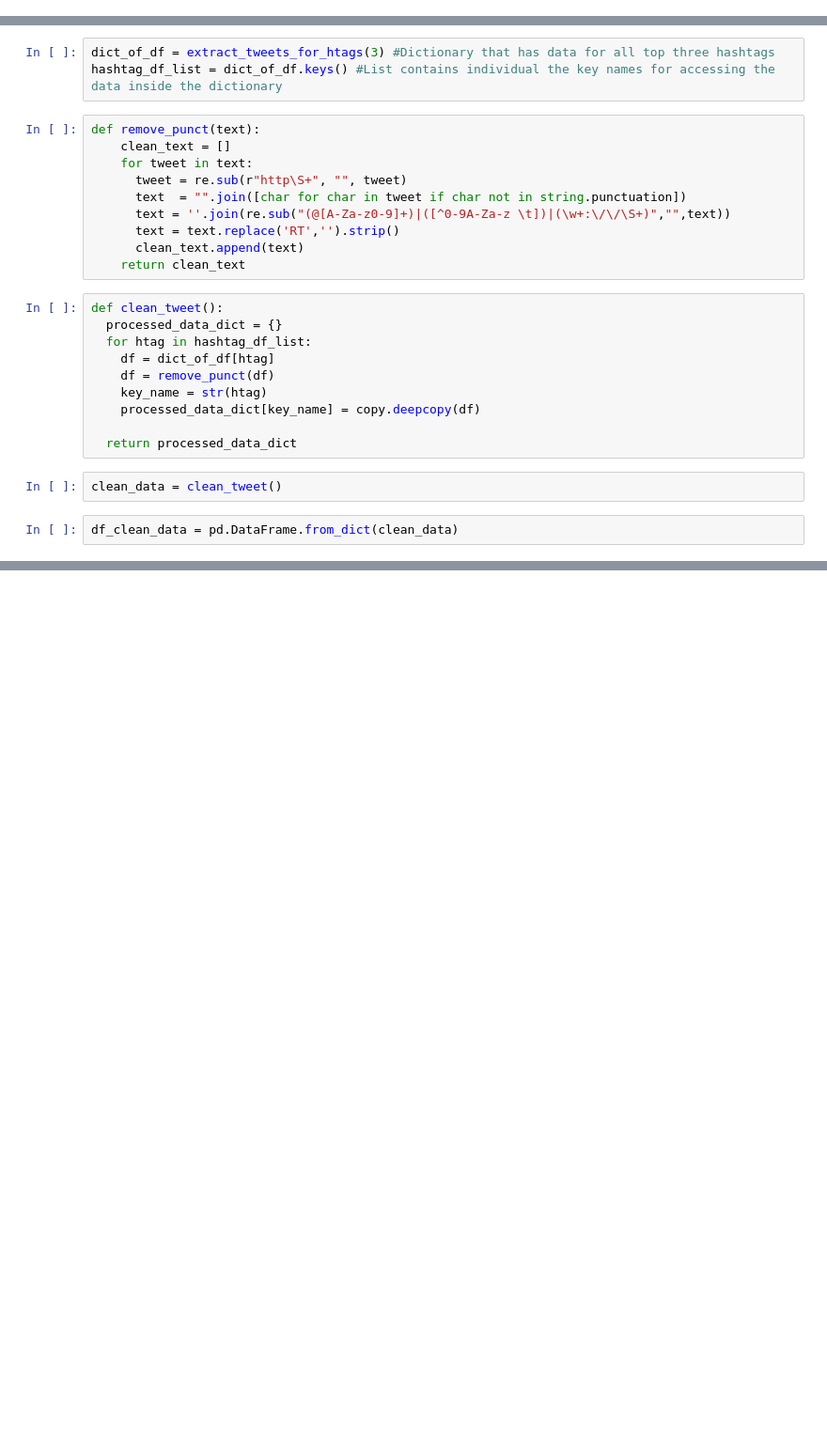
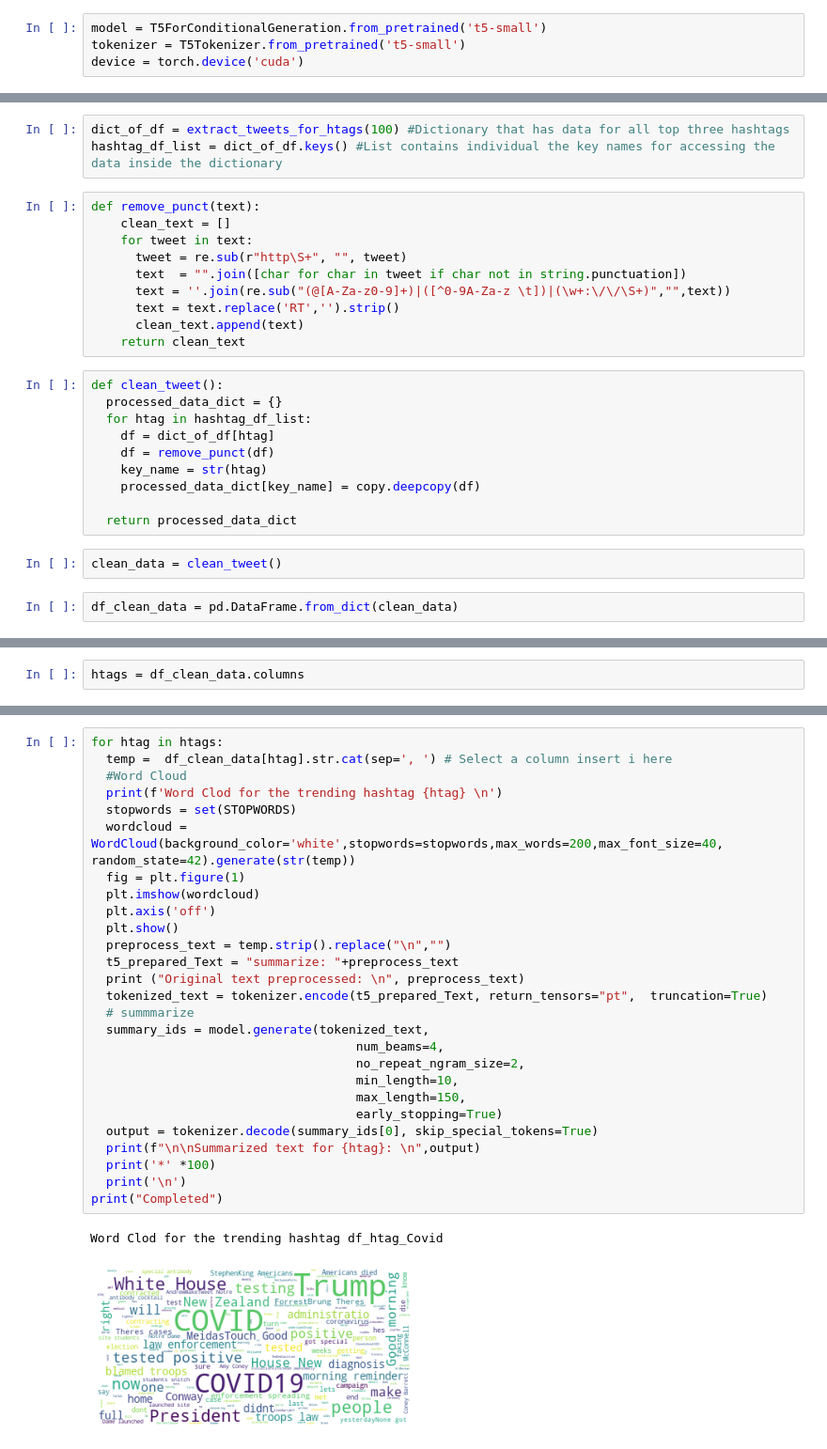
Before and after one commit to balajisriraj/Twitter-Location-based-Trend-summarizer, a Jupyter notebook: Twitter_Trend_Finder_In_Progress_V0_1.ipynb, the cells around one changed output, grey strips where cells are left out. Shown at 94% size. Saved outputs shown, nothing was run; the diff lists cells and outputs as text; blank space fills up the shorter version.

```diff
--- a/Twitter_Trend_Finder_In_Progress_V0_1.ipynb
+++ b/Twitter_Trend_Finder_In_Progress_V0_1.ipynb
@@ -46,4 +57,8 @@ import preprocessor as p
 p.set_options(p.OPT.URL, p.OPT.EMOJI, p.OPT.SMILEY,p.OPT.MENTION)
+# %%
+model = T5ForConditionalGeneration.from_pretrained('t5-small')
+tokenizer = T5Tokenizer.from_pretrained('t5-small')
+device = torch.device('cuda')
 # %%
 #Past the keys from your local drive
 # %%
@@ -96,7 +111,7 @@ def extract_tweets_for_htags(no_of_tweets):
     dict_of_df[key_name] = copy.deepcopy(tweets)
   return dict_of_df
 # %%
-dict_of_df = extract_tweets_for_htags(3) #Dictionary that has data for all top three hashtags
+dict_of_df = extract_tweets_for_htags(100) #Dictionary that has data for all top three hashtags
 hashtag_df_list = dict_of_df.keys() #List contains individual the key names for accessing the data inside the dictionary
 # %%
 def remove_punct(text):
@@ -131,0 +140,2 @@ Name: df_htag_#302ForSSRKillers, dtype: object
+# %%
+htags = df_clean_data.columns
@@ -131,0 +147,30 @@ Name: df_htag_#302ForSSRKillers, dtype: object
+# %%
+for htag in htags:
+  temp =  df_clean_data[htag].str.cat(sep=', ') # Select a column insert i here
+  #Word Cloud
+  print(f'Word Clod for the trending hashtag {htag} \n')
+  stopwords = set(STOPWORDS)
+  wordcloud = WordCloud(background_color='white',stopwords=stopwords,max_words=200,max_font_size=40, random_state=42).generate(str(temp))
+  fig = plt.figure(1)
+  plt.imshow(wordcloud)
+  plt.axis('off')
+  plt.show()
+  preprocess_text = temp.strip().replace("\n","")
+  t5_prepared_Text = "summarize: "+preprocess_text
+  print ("Original text preprocessed: \n", preprocess_text)
+  tokenized_text = tokenizer.encode(t5_prepared_Text, return_tensors="pt",  truncation=True)
+  # summmarize
+  summary_ids = model.generate(tokenized_text,
+                                    num_beams=4,
+                                    no_repeat_ngram_size=2,
+                                    min_length=10,
+                                    max_length=150,
+                                    early_stopping=True)
+  output = tokenizer.decode(summary_ids[0], skip_special_tokens=True)
+  print(f"\n\nSummarized text for {htag}: \n",output)
+  print('*' *100)
+  print('\n')
+print("Completed")
+# %% [output]
+Word Clod for the trending hashtag df_htag_Covid
+[figure, added]
```
Also changed, not shown: parts of 7 cells of this notebook.
